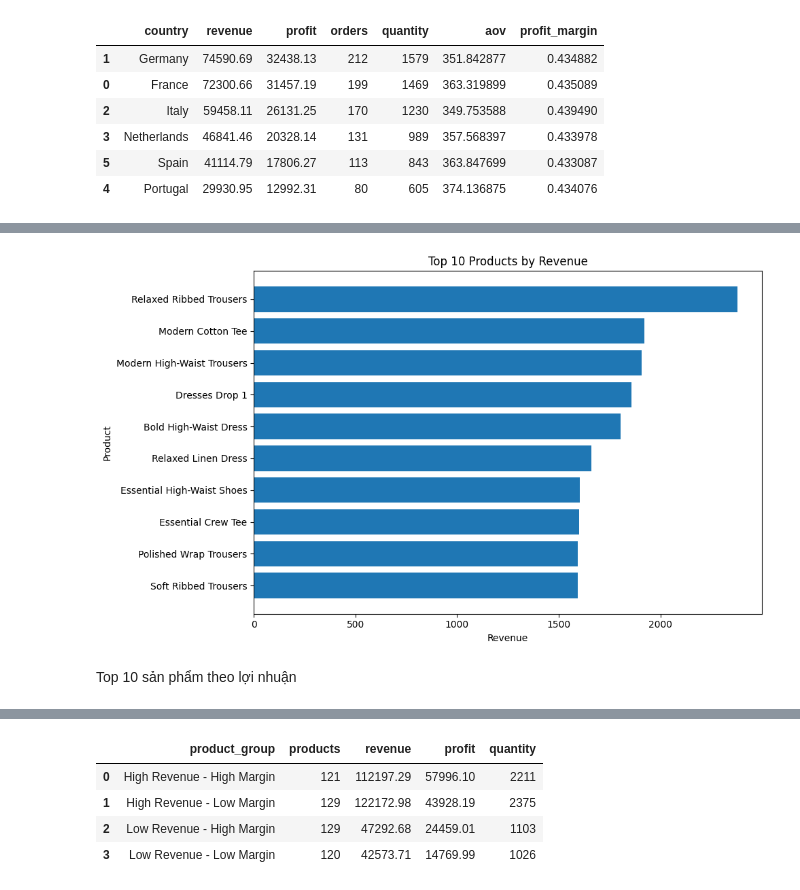
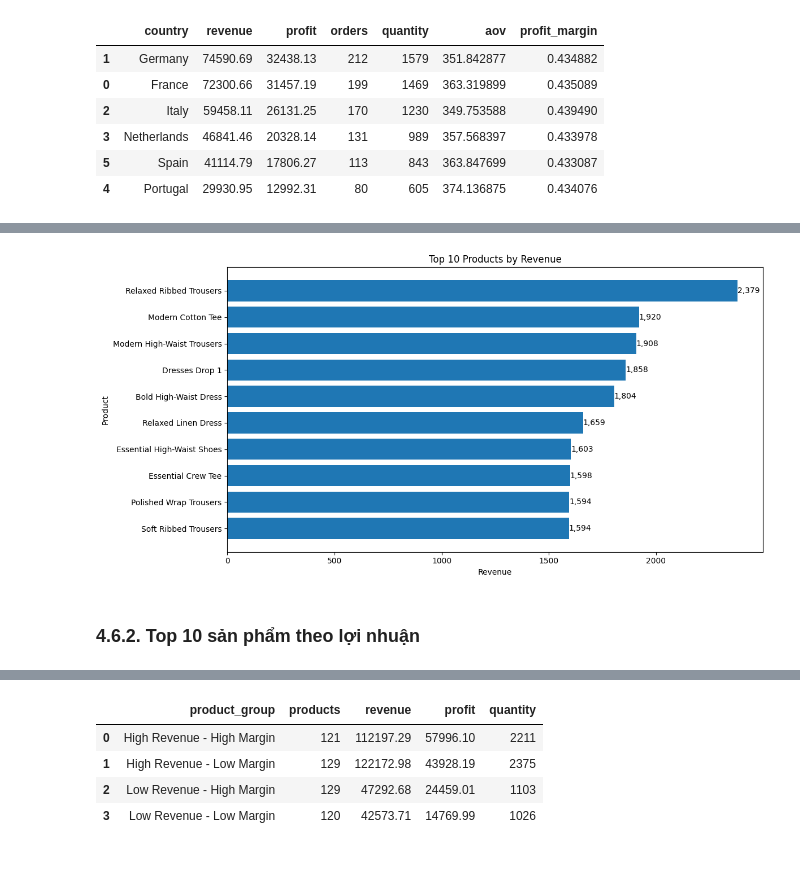
Before and after one commit to kung-da/european-fashion, a Jupyter notebook: notebooks/04_fashion_dwh_analysis.ipynb, the cells around one changed output, grey strips where cells are left out. Saved outputs shown, nothing was run; the diff lists cells and outputs as text; code cells hidden in the pictures; blank space fills up the shorter version.

```diff
--- a/notebooks/04_fashion_dwh_analysis.ipynb
+++ b/notebooks/04_fashion_dwh_analysis.ipynb
@@ -358,6 +488,9 @@ plt.bar(
     channel_summary["revenue"]
 )
 
+for x, y in zip(channel_summary["channel_name"], channel_summary["revenue"]):
+    plt.text(x, y, f"{y:,.0f}", ha="center", va="bottom")
+
 plt.xlabel("Channel")
 plt.ylabel("Revenue")
 plt.title("Revenue by Sales Channel")
@@ -378,6 +519,9 @@ plt.bar(
     channel_summary["profit"]
 )
 
+for x, y in zip(channel_summary["channel_name"], channel_summary["profit"]):
+    plt.text(x, y, f"{y:,.0f}", ha="center", va="bottom")
+
 plt.xlabel("Channel")
 plt.ylabel("Gross Profit")
 plt.title("Gross Profit by Sales Channel")
@@ -397,6 +549,9 @@ plt.bar(
     channel_aov["aov"]
 )
 
+for x, y in zip(channel_aov["channel_name"], channel_aov["aov"]):
+    plt.text(x, y, f"{y:,.2f}", ha="center", va="bottom")
+
 plt.xlabel("Channel")
 plt.ylabel("AOV")
 plt.title("Average Order Value by Sales Channel")
@@ -416,6 +579,9 @@ plt.bar(
     channel_margin["profit_margin"]
 )
 
+for x, y in zip(channel_margin["channel_name"], channel_margin["profit_margin"]):
+    plt.text(x, y, f"{y:.2%}", ha="center", va="bottom")
+
 plt.xlabel("Channel")
 plt.ylabel("Profit Margin")
 plt.title("Profit Margin by Sales Channel")
@@ -455,19 +639,28 @@ Top 10 sản phẩm theo doanh thu
 # %%
-top_revenue_products = product_summary.sort_values("revenue", ascending=False).head(10)
+top_revenue_products = product_summary.sort_values(
+    "revenue",
+    ascending=False
+).head(10)
 
-plt.figure(figsize=(10, 6))
+plt.figure(figsize=(12, 6))
 
 plt.barh(
     top_revenue_products["product_name"][::-1],
     top_revenue_products["revenue"][::-1]
 )
 
+for x, y in zip(
+    top_revenue_products["revenue"][::-1],
+    top_revenue_products["product_name"][::-1]
+):
+    plt.text(x, y, f"{x:,.0f}", va="center")
+
 plt.xlabel("Revenue")
 plt.ylabel("Product")
 plt.title("Top 10 Products by Revenue")
 plt.tight_layout()
 plt.show()
 # %% [output]
-[figure, old version]
+[figure, new version]
 # %% [markdown]
-Top 10 sản phẩm theo lợi nhuận
+### 4.6.2. Top 10 sản phẩm theo lợi nhuận
```
Also changed, not shown: parts of 104 cells of this notebook.
